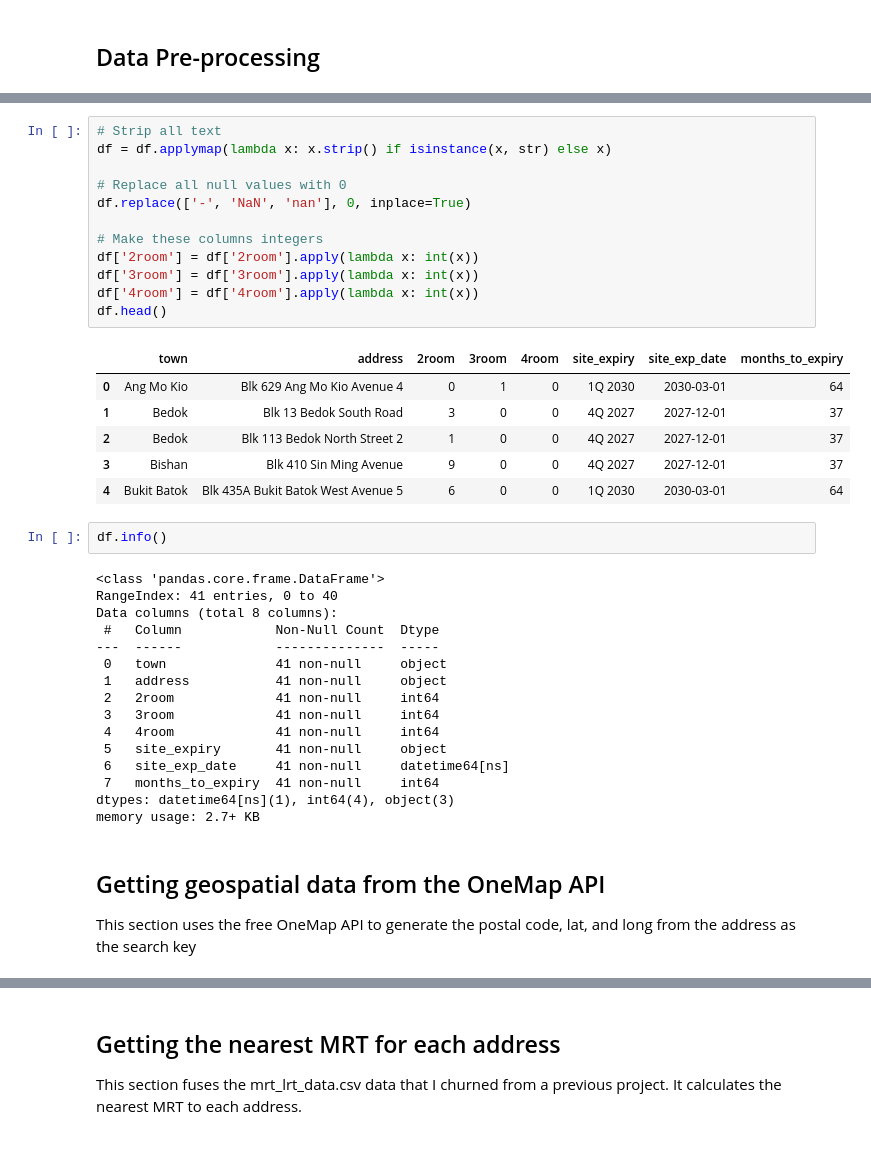
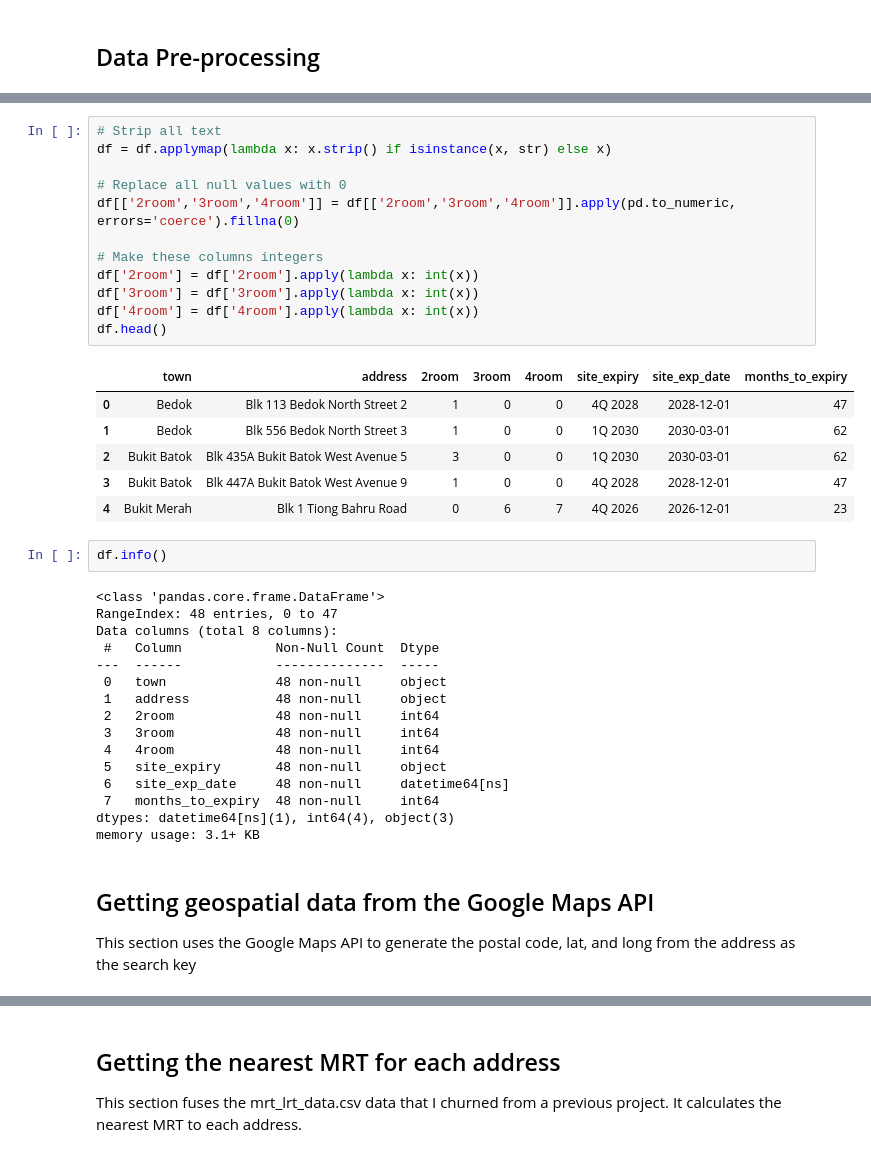
Before and after one commit to siahyeelong/PPHS-consideration, a Jupyter notebook: PPHS_main.ipynb, the cells around one changed output, grey strips where cells are left out. Drawn from its saved outputs; the diff is of its cells as text.

```diff
--- a/PPHS_main.ipynb
+++ b/PPHS_main.ipynb
@@ -63,41 +63,41 @@ df
 # %%
 # Strip all text
 df = df.applymap(lambda x: x.strip() if isinstance(x, str) else x)
 
 # Replace all null values with 0
-df.replace(['-', 'NaN', 'nan'], 0, inplace=True)
+df[['2room','3room','4room']] = df[['2room','3room','4room']].apply(pd.to_numeric, errors='coerce').fillna(0)
 
 # Make these columns integers
 df['2room'] = df['2room'].apply(lambda x: int(x))
 df['3room'] = df['3room'].apply(lambda x: int(x))
 df['4room'] = df['4room'].apply(lambda x: int(x))
 df.head()
 # %% [output]
 |  | town | address | 2room | 3room | 4room | site_expiry | site_exp_date | months_to_expiry |
-| 0 | Ang Mo Kio | Blk 629 Ang Mo Kio Avenue 4 | 0 | 1 | 0 | 1Q 2030 | 2030-03-01 | 64 |
-| 1 | Bedok | Blk 13 Bedok South Road | 3 | 0 | 0 | 4Q 2027 | 2027-12-01 | 37 |
-| 2 | Bedok | Blk 113 Bedok North Street 2 | 1 | 0 | 0 | 4Q 2027 | 2027-12-01 | 37 |
-| 3 | Bishan | Blk 410 Sin Ming Avenue | 9 | 0 | 0 | 4Q 2027 | 2027-12-01 | 37 |
-| 4 | Bukit Batok | Blk 435A Bukit Batok West Avenue 5 | 6 | 0 | 0 | 1Q 2030 | 2030-03-01 | 64 |
+| 0 | Bedok | Blk 113 Bedok North Street 2 | 1 | 0 | 0 | 4Q 2028 | 2028-12-01 | 47 |
+| 1 | Bedok | Blk 556 Bedok North Street 3 | 1 | 0 | 0 | 1Q 2030 | 2030-03-01 | 62 |
+| 2 | Bukit Batok | Blk 435A Bukit Batok West Avenue 5 | 3 | 0 | 0 | 1Q 2030 | 2030-03-01 | 62 |
+| 3 | Bukit Batok | Blk 447A Bukit Batok West Avenue 9 | 1 | 0 | 0 | 4Q 2028 | 2028-12-01 | 47 |
+| 4 | Bukit Merah | Blk 1 Tiong Bahru Road | 0 | 6 | 7 | 4Q 2026 | 2026-12-01 | 23 |
 # %%
 df.info()
 # %% [output]
 <class 'pandas.core.frame.DataFrame'>
-RangeIndex: 41 entries, 0 to 40
+RangeIndex: 48 entries, 0 to 47
 Data columns (total 8 columns):
  #   Column            Non-Null Count  Dtype
 ---  ------            --------------  -----
- 0   town              41 non-null     object
- 1   address           41 non-null     object
- 2   2room             41 non-null     int64
- 3   3room             41 non-null     int64
- 4   4room             41 non-null     int64
- 5   site_expiry       41 non-null     object
- 6   site_exp_date     41 non-null     datetime64[ns]
- 7   months_to_expiry  41 non-null     int64
+ 0   town              48 non-null     object
+ 1   address           48 non-null     object
+ 2   2room             48 non-null     int64
+ 3   3room             48 non-null     int64
+ 4   4room             48 non-null     int64
+ 5   site_expiry       48 non-null     object
+ 6   site_exp_date     48 non-null     datetime64[ns]
+ 7   months_to_expiry  48 non-null     int64
 dtypes: datetime64[ns](1), int64(4), object(3)
-memory usage: 2.7+ KB
+memory usage: 3.1+ KB
 # %% [markdown]
-## Getting geospatial data from the OneMap API
+## Getting geospatial data from the Google Maps API
 
-This section uses the free OneMap API to generate the postal code, lat, and long from the address as the search key
+This section uses the Google Maps API to generate the postal code, lat, and long from the address as the search key
```
Also changed, not shown: parts of 21 cells of this notebook, 5 other files.
